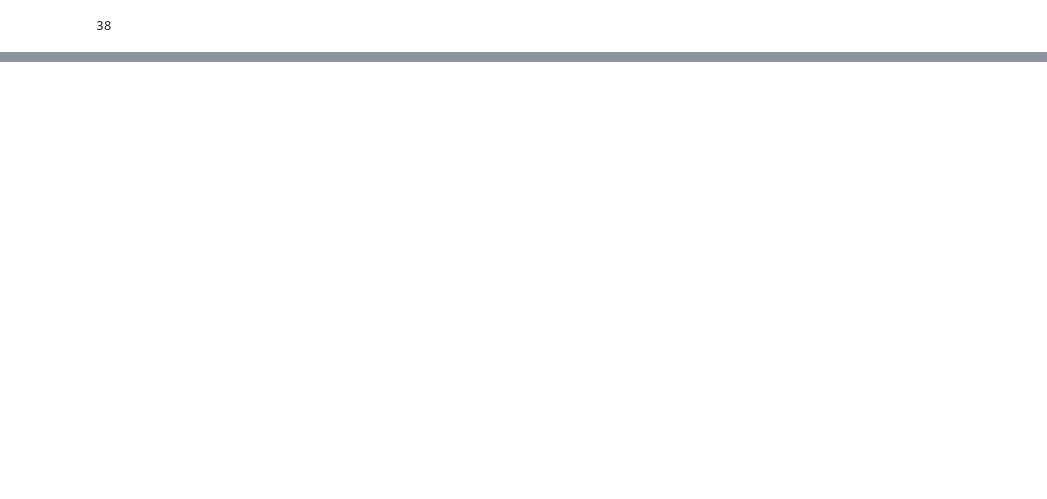
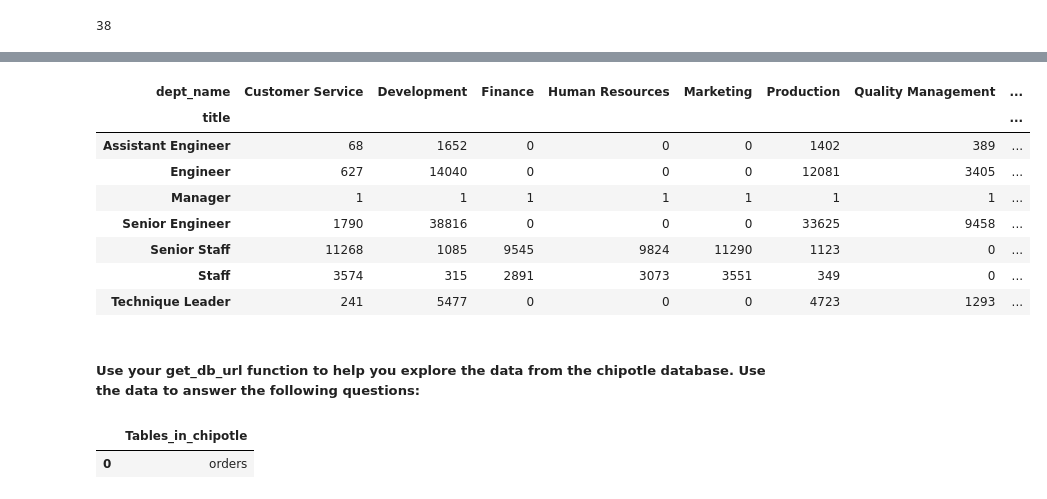
Before and after one commit to misty-garcia/python-exercises, a Jupyter notebook: panda_exercises.ipynb, the cells around one changed output, grey strips where cells are left out. Drawn from its saved outputs; the diff is of its cells as text; code cells hidden in the pictures; blank space fills up the shorter version.

```diff
--- a/panda_exercises.ipynb
+++ b/panda_exercises.ipynb
@@ -91,0 +291,35 @@ len(mpg.model.unique())
+# %%
+import pandas as pd
+
+query = """
+    SELECT *
+    FROM employees as e
+    JOIN titles as t
+    ON t.emp_no = e.emp_no
+    JOIN dept_emp as de
+    ON de.emp_no = e.emp_no
+    JOIN departments as d
+    ON d.dept_no = de.dept_no
+    WHERE t.to_date = "9999-01-01" AND de.to_date = "9999-01-01"
+    """
+
+employees_all = pd.read_sql(query, url)
+pd.crosstab(employees_all.title, employees_all.dept_name)
+# %% [output]
+| dept_name | Customer Service | Development | Finance | Human Resources | Marketing | Production | Quality Management | ... |
+| title |  |  |  |  |  |  |  | ... |
+| Assistant Engineer | 68 | 1652 | 0 | 0 | 0 | 1402 | 389 | ... |
+| Engineer | 627 | 14040 | 0 | 0 | 0 | 12081 | 3405 | ... |
+| Manager | 1 | 1 | 1 | 1 | 1 | 1 | 1 | ... |
+| Senior Engineer | 1790 | 38816 | 0 | 0 | 0 | 33625 | 9458 | ... |
+| Senior Staff | 11268 | 1085 | 9545 | 9824 | 11290 | 1123 | 0 | ... |
+| Staff | 3574 | 315 | 2891 | 3073 | 3551 | 349 | 0 | ... |
+| Technique Leader | 241 | 5477 | 0 | 0 | 0 | 4723 | 1293 | ... |
+# %% [markdown]
+##### Use your get_db_url function to help you explore the data from the chipotle database. Use the data to answer the following questions:
+# %%
+url1 = get_db_url(user,host,password,"chipotle")
+pd.read_sql('SHOW TABLES', url1)
+# %% [output]
+|  | Tables_in_chipotle |
+| 0 | orders |
```
Also changed, not shown: parts of 55 cells of this notebook.
